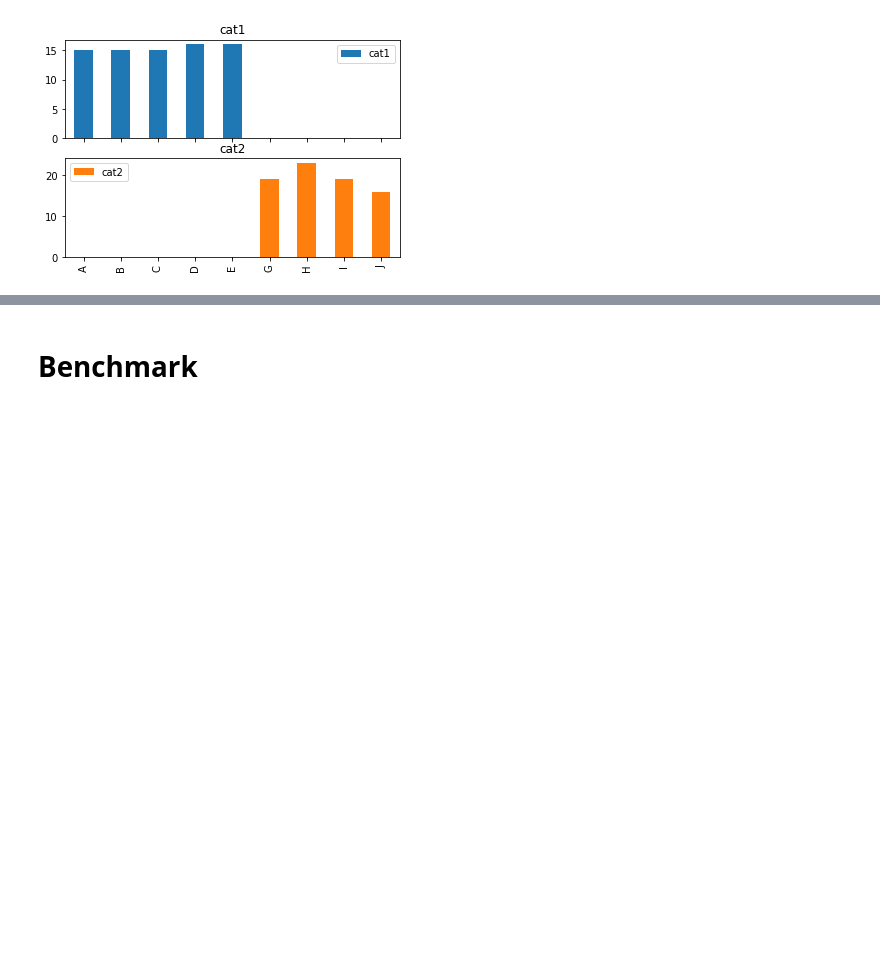
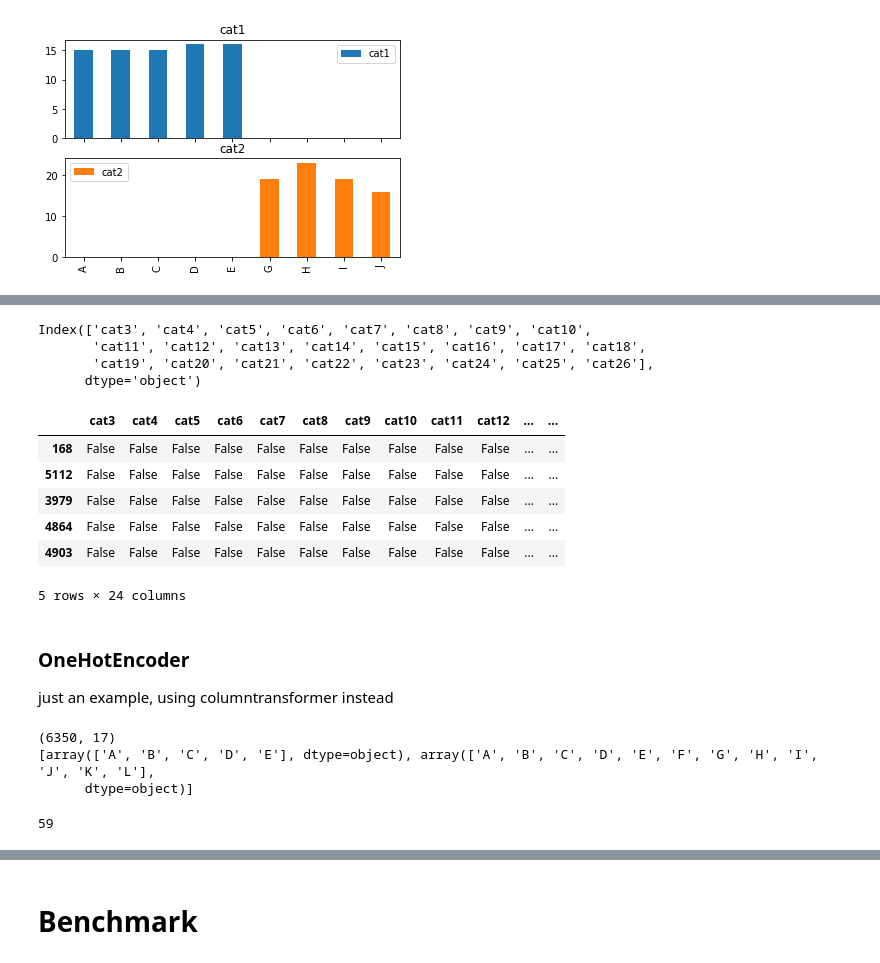
Before and after one commit to jonathanc42/hw-fall3-blue2, a Jupyter notebook: MachineLearning/Improved model.ipynb, the cells around one changed output, grey strips where cells are left out. Cells and saved outputs as stored; diff of their text form; code cells hidden in the pictures; blank space fills up the shorter version.

```diff
--- a/MachineLearning/Improved model.ipynb
+++ b/MachineLearning/Improved model.ipynb
@@ -167,0 +148,30 @@ X_test_norm = norm.transform(X_test)
+# %%
+# boolean
+col_bool = X_train.select_dtypes(include=['bool']).columns
+print(col_bool)
+X_train[col_bool].head()
+# %% [output]
+Index(['cat3', 'cat4', 'cat5', 'cat6', 'cat7', 'cat8', 'cat9', 'cat10',
+       'cat11', 'cat12', 'cat13', 'cat14', 'cat15', 'cat16', 'cat17', 'cat18',
+       'cat19', 'cat20', 'cat21', 'cat22', 'cat23', 'cat24', 'cat25', 'cat26'],
+      dtype='object')
+|  | cat3 | cat4 | cat5 | cat6 | cat7 | cat8 | cat9 | cat10 | cat11 | cat12 | ... | ... |
+| 168 | False | False | False | False | False | False | False | False | False | False | ... | ... |
+| 5112 | False | False | False | False | False | False | False | False | False | False | ... | ... |
+| 3979 | False | False | False | False | False | False | False | False | False | False | ... | ... |
+| 4864 | False | False | False | False | False | False | False | False | False | False | ... | ... |
+| 4903 | False | False | False | False | False | False | False | False | False | False | ... | ... |
+5 rows × 24 columns
+# %% [markdown]
+### OneHotEncoder
+just an example, using columntransformer instead
+# %%
+encoder = OneHotEncoder(sparse=False)
+
+cat_1hot = encoder.fit_transform(train[['cat1','cat2']])
+print(cat_1hot.shape)
+print(encoder.categories_)
+# %% [output]
+(6350, 17)
+[array(['A', 'B', 'C', 'D', 'E'], dtype=object), array(['A', 'B', 'C', 'D', 'E', 'F', 'G', 'H', 'I', 'J', 'K', 'L'],
+      dtype=object)]
@@ -167,0 +182,4 @@ X_test_norm = norm.transform(X_test)
+# %%
+len(col_num)
+# %% [output]
+59
```
Also changed, not shown: parts of 70 cells of this notebook.
